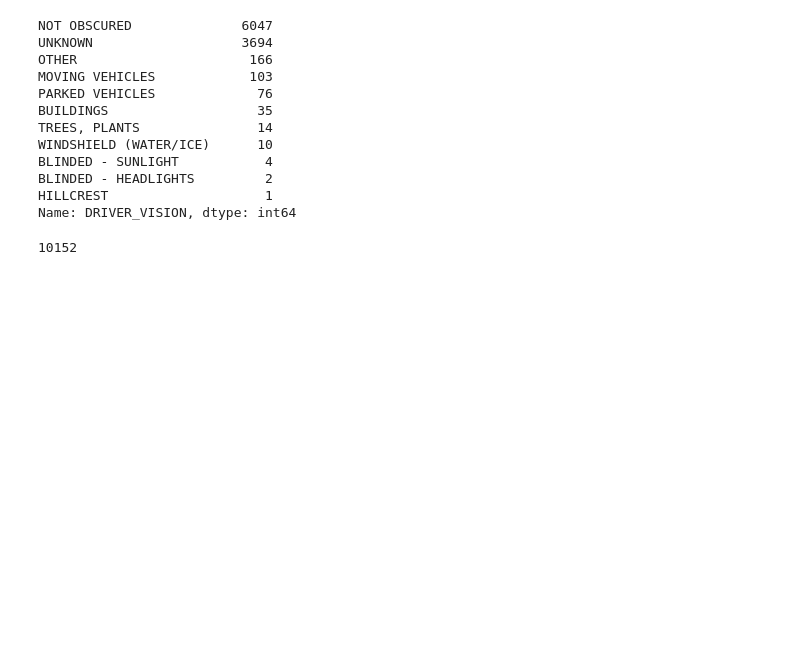
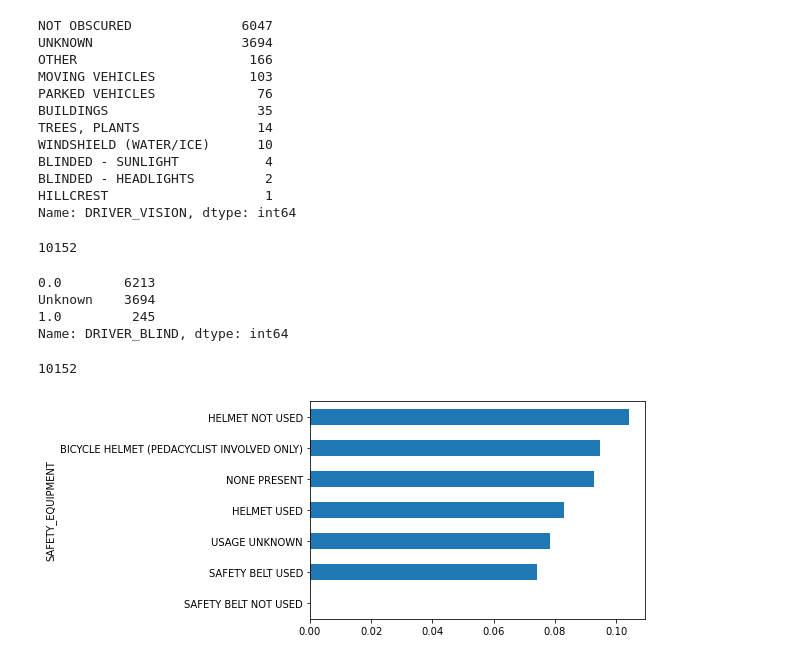
Before and after one commit to jnahra/phase-3-project, a Jupyter notebook: sean_notebook.ipynb, the cells around one changed output. Saved outputs shown, nothing was run; the diff lists cells and outputs as text; code cells hidden in the pictures; blank space fills up the shorter version.

Commit message:
finalized column work

```diff
--- a/sean_notebook.ipynb
+++ b/sean_notebook.ipynb
@@ -671,9 +522,10 @@ df.loc[df['PEDPEDAL_LOCATION'] == 'NOT IN ROADWAY', 'SAFE_LOCATION'] = 1
 
 df.loc[df['PEDPEDAL_LOCATION'] == 'IN ROADWAY', 'SAFE_LOCATION'] = 0
 df.loc[df['PEDPEDAL_LOCATION'] == 'IN CROSSWALK', 'SAFE_LOCATION'] = 0
-df.loc[df['PEDPEDAL_LOCATION'] == 'UNKNOWN/NA', 'SAFE_LOCATION'] = 0
 df.loc[df['PEDPEDAL_LOCATION'] == 'DRIVEWAY ACCESS', 'SAFE_LOCATION'] = 0
 df.loc[df['PEDPEDAL_LOCATION'] == 'SHOULDER', 'SAFE_LOCATION'] = 0
+
+df.loc[df['PEDPEDAL_LOCATION'] == 'UNKNOWN/NA', 'SAFE_LOCATION'] = 'Unknown'
 # %%
 df['SAFE_LOCATION'].value_counts()
 # %% [output]
@@ -718,0 +567,20 @@ df.loc[df['DRIVER_ACTION'] == 'VARIABLE', 'COLUMN-NAME'] = 0
+# %%
+df.loc[df['DRIVER_ACTION'] == 'FAILED TO YIELD', 'UNSAFE_ACTION'] = 1
+df.loc[df['DRIVER_ACTION'] == 'DISREGARDED CONTROL DEVICES', 'UNSAFE_ACTION'] = 1
+df.loc[df['DRIVER_ACTION'] == 'WRONG WAY/SIDE', 'UNSAFE_ACTION'] = 1
+df.loc[df['DRIVER_ACTION'] == 'IMPROPER PASSING', 'UNSAFE_ACTION'] = 1
+df.loc[df['DRIVER_ACTION'] == 'FOLLOWED TOO CLOSELY', 'UNSAFE_ACTION'] = 1
+df.loc[df['DRIVER_ACTION'] == 'IMPROPER TURN', 'UNSAFE_ACTION'] = 1
+df.loc[df['DRIVER_ACTION'] == 'IMPROPER LANE CHANGE', 'UNSAFE_ACTION'] = 1
+df.loc[df['DRIVER_ACTION'] == 'TOO FAST FOR CONDITIONS', 'UNSAFE_ACTION'] = 1
+df.loc[df['DRIVER_ACTION'] == 'CELL PHONE USE OTHER THAN TEXTING', 'UNSAFE_ACTION'] = 1
+df.loc[df['DRIVER_ACTION'] == 'OVERCORRECTED', 'UNSAFE_ACTION'] = 1
+df.loc[df['DRIVER_ACTION'] == 'EVADING POLICE VEHICLE', 'UNSAFE_ACTION'] = 1
+df.loc[df['DRIVER_ACTION'] == 'TEXTING', 'UNSAFE_ACTION'] = 1
+df.loc[df['DRIVER_ACTION'] == 'IMPROPER PARKING', 'UNSAFE_ACTION'] = 1
+
+df.loc[df['DRIVER_ACTION'] == 'NONE', 'UNSAFE_ACTION'] = 0
+df.loc[df['DRIVER_ACTION'] == 'OTHER', 'UNSAFE_ACTION'] = 0
+df.loc[df['DRIVER_ACTION'] == 'EMERGENCY VEHICLE ON CALL', 'UNSAFE_ACTION'] = 0
+
+df.loc[df['DRIVER_ACTION'] == 'UNKNOWN', 'UNSAFE_ACTION'] = 'Unknown'
@@ -737,8 +616,32 @@ Name: DRIVER_VISION, dtype: int64
 df['DRIVER_VISION'].value_counts().sum()
 # %% [output]
 10152
-# %%
-df.loc[df['DRIVER_VISION'] == 'VARIABLE', 'COLUMN-NAME'] = 1
-
-
-df.loc[df['DRIVER_VISION'] == 'VARIABLE', 'COLUMN-NAME'] = 0
+# %%
+df.loc[df['DRIVER_VISION'] == 'MOVING VEHICLES', 'DRIVER_BLIND'] = 1
+df.loc[df['DRIVER_VISION'] == 'PARKED VEHICLES', 'DRIVER_BLIND'] = 1
+df.loc[df['DRIVER_VISION'] == 'BUILDINGS', 'DRIVER_BLIND'] = 1
+df.loc[df['DRIVER_VISION'] == 'TREES, PLANTS', 'DRIVER_BLIND'] = 1
+df.loc[df['DRIVER_VISION'] == 'WINDSHIELD (WATER/ICE)', 'DRIVER_BLIND'] = 1
+df.loc[df['DRIVER_VISION'] == 'BLINDED - SUNLIGHT', 'DRIVER_BLIND'] = 1
+df.loc[df['DRIVER_VISION'] == 'BLINDED - HEADLIGHTS', 'DRIVER_BLIND'] = 1
+df.loc[df['DRIVER_VISION'] == 'HILLCREST', 'DRIVER_BLIND'] = 1
+
+df.loc[df['DRIVER_VISION'] == 'NOT OBSCURED', 'DRIVER_BLIND'] = 0
+df.loc[df['DRIVER_VISION'] == 'OTHER', 'DRIVER_BLIND'] = 0
+
+df.loc[df['DRIVER_VISION'] == 'UNKNOWN', 'DRIVER_BLIND'] = 'Unknown'
+# %%
+df['DRIVER_BLIND'].value_counts()
+# %% [output]
+0.0        6213
+Unknown    3694
+1.0         245
+Name: DRIVER_BLIND, dtype: int64
+# %%
+df['DRIVER_BLIND'].value_counts().sum()
+# %% [output]
+10152
+# %%
+df.groupby(by=['SAFETY_EQUIPMENT'])['INJURY_BAD'].mean().sort_values().plot(kind='barh');
+# %% [output]
+[figure, added]
```
Also changed, not shown: parts of 74 cells of this notebook.
